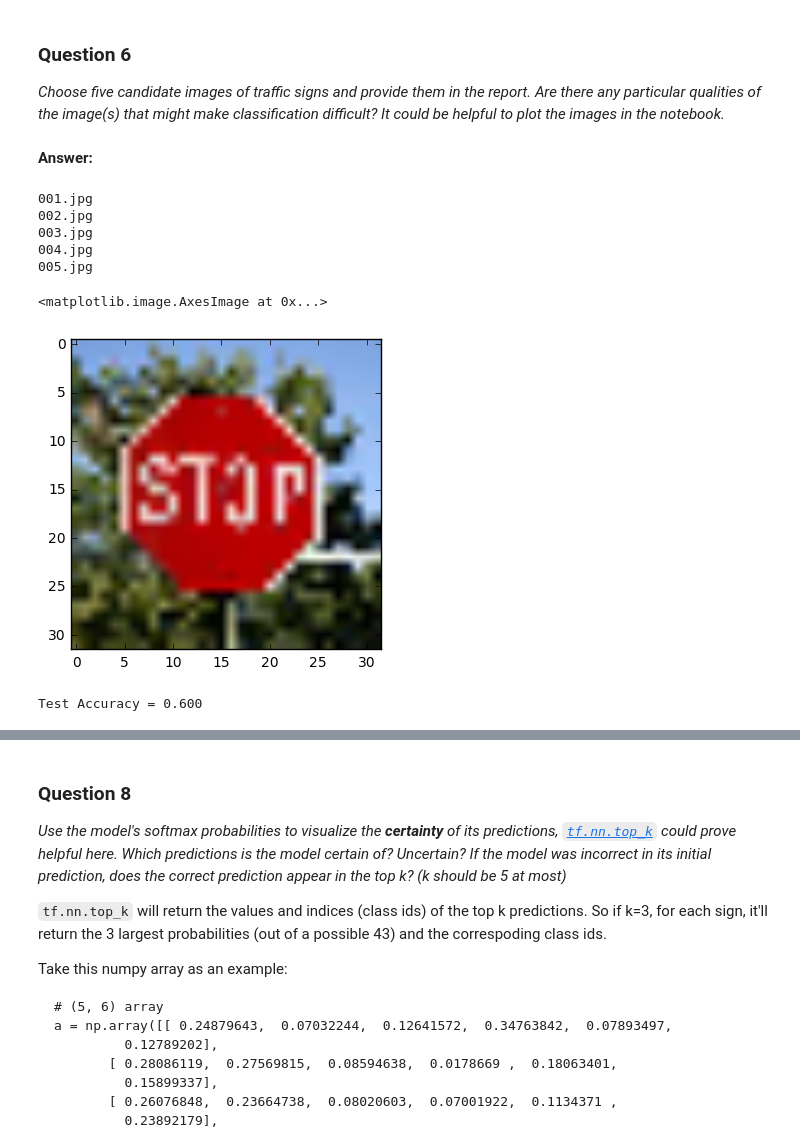
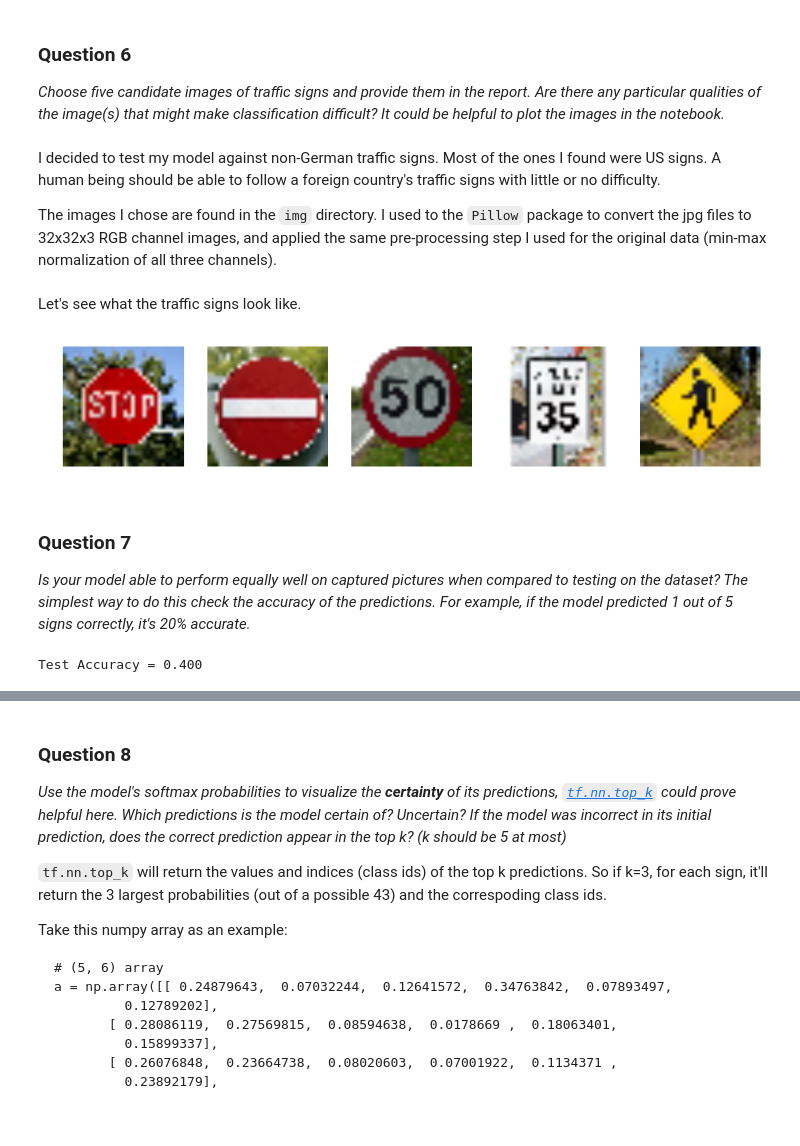
Before and after one commit to kevjwu/CarND-Traffic-Sign-Classifier-Project, a Jupyter notebook: Traffic_Sign_Classifier.ipynb, the cells around one changed output, grey strips where cells are left out. Saved outputs shown, nothing was run; the diff lists cells and outputs as text; code cells hidden in the pictures; blank space fills up the shorter version.

Commit message:
Finalize explanations, pre-processing functions

```diff
--- a/Traffic_Sign_Classifier.ipynb
+++ b/Traffic_Sign_Classifier.ipynb
@@ -196,7 +209,8 @@ def transform_image(img,ang_range,shear_range,trans_range):
     img = cv2.warpAffine(img,Rot_M,(cols,rows))
     img = cv2.warpAffine(img,Trans_M,(cols,rows))
     img = cv2.warpAffine(img,shear_M,(cols,rows))
-
+    if img.ndim==2:
+        img = np.expand_dims(img, 2)
     return img
 
 X_fake = []
@@ -401,7 +432,7 @@ with tf.Session() as sess:
     print()
     i = 0
     last_validation_accuracy = 0
-    while i <= EPOCHS:
+    while i < EPOCHS:
         X_train, y_train = shuffle(X_train, y_train)
         for offset in range(0, num_examples, BATCH_SIZE):
             end = offset + BATCH_SIZE
@@ -415,8 +446,9 @@ with tf.Session() as sess:
         ## Stop training and save session once validation error stops decreasing
         if validation_accuracy <= last_validation_accuracy:
             i = EPOCHS
-        i +=1
-        last_validation_accuracy = validation_accuracy
+        else:
+            i += 1
+            last_validation_accuracy = validation_accuracy
 
     saver.save(sess, 'lenet')
     print("Model saved")
@@ -466,48 +491,60 @@ NameError: name 'tf' is not defined
 ### Question 6
 
 _Choose five candidate images of traffic signs and provide them in the report. Are there any particular qualities of the image(s) that might make classification difficult? It could be helpful to plot the images in the notebook._
-# %% [markdown]
-**Answer:**
+# %% [markdown]
+I decided to test my model against non-German traffic signs. Most of the ones I found were US signs. A human being should be able to follow a foreign country's traffic signs with little or no difficulty.
+
+The images I chose are found in the `img` directory. I used to the `Pillow` package to convert the jpg files to 32x32x3 RGB channel images, and applied the same pre-processing step I used for the original data (min-max normalization of all three channels).
 # %%
-### Run the predictions here.
-### Feel free to use as many code cells as needed.
 import os
 import matplotlib.image as mpimg
 from PIL import Image
+
+## Manually label test data using labels in signnames.csv
 y_dict = {'001': 14,
  '002': 17,
  '003': 2,
  '004': 1,
  '005': 27}
 
+## Load images from 'img directory
 X_new = []
 y_new = []
-for file in os.listdir('img'):
+for file in sorted(os.listdir('img')):
     if file.split('.')[1]=='jpg':
-        print (file)
         X_new.append(np.asarray(Image.open('img/'+file).resize((32, 32))))
         y_new.append(y_dict[file.split('.')[0]])
+
+
+X_new_processed = [preprocess_color_min_max(image) for image in X_new]
-# %% [output]
-001.jpg
-002.jpg
-003.jpg
-004.jpg
-005.jpg
-# %%
-
-plt.imshow(X_new[0], cmap='gray')
-# %% [output]
-<matplotlib.image.AxesImage at 0x...>
-[figure, removed]
+# %% [markdown]
+Let's see what the traffic signs look like.
+# %%
+plt.figure(figsize=(12,12))
+n = len(X_new)
+gs1 = gridspec.GridSpec(1, n)
+gs1.update(wspace=0.01, hspace=0.02) # set the spacing between axes.
+
+for i in range(n):
+    ax1 = plt.subplot(gs1[i])
+    ax1.set_xticklabels([])
+    ax1.set_yticklabels([])
+    ax1.set_aspect('equal')
+    plt.subplot(1,n,i+1)
+    plt.imshow(X_new[i])
+    plt.axis('off')
+# %% [output]
+[figure, added]
+# %% [markdown]
+### Question 7
+
+_Is your model able to perform equally well on captured pictures when compared to testing on the dataset? The simplest way to do this check the accuracy of the predictions. For example, if the model predicted 1 out of 5 signs correctly, it's 20% accurate._
 # %%
-
-X_new = [pre_process(image) for image in X_new]
-
 with tf.Session() as sess:
     loader = tf.train.import_meta_graph('lenet.meta')
     loader.restore(sess, tf.train.latest_checkpoint('./'))
 
-    test_accuracy = evaluate(X_new, y_new)
+    test_accuracy = evaluate(X_new_processed, y_new)
     print("Test Accuracy = {:.3f}".format(test_accuracy))
 # %% [output]
-Test Accuracy = 0.600
+Test Accuracy = 0.400
```
Also changed, not shown: parts of 22 cells of this notebook, 3 other files.
